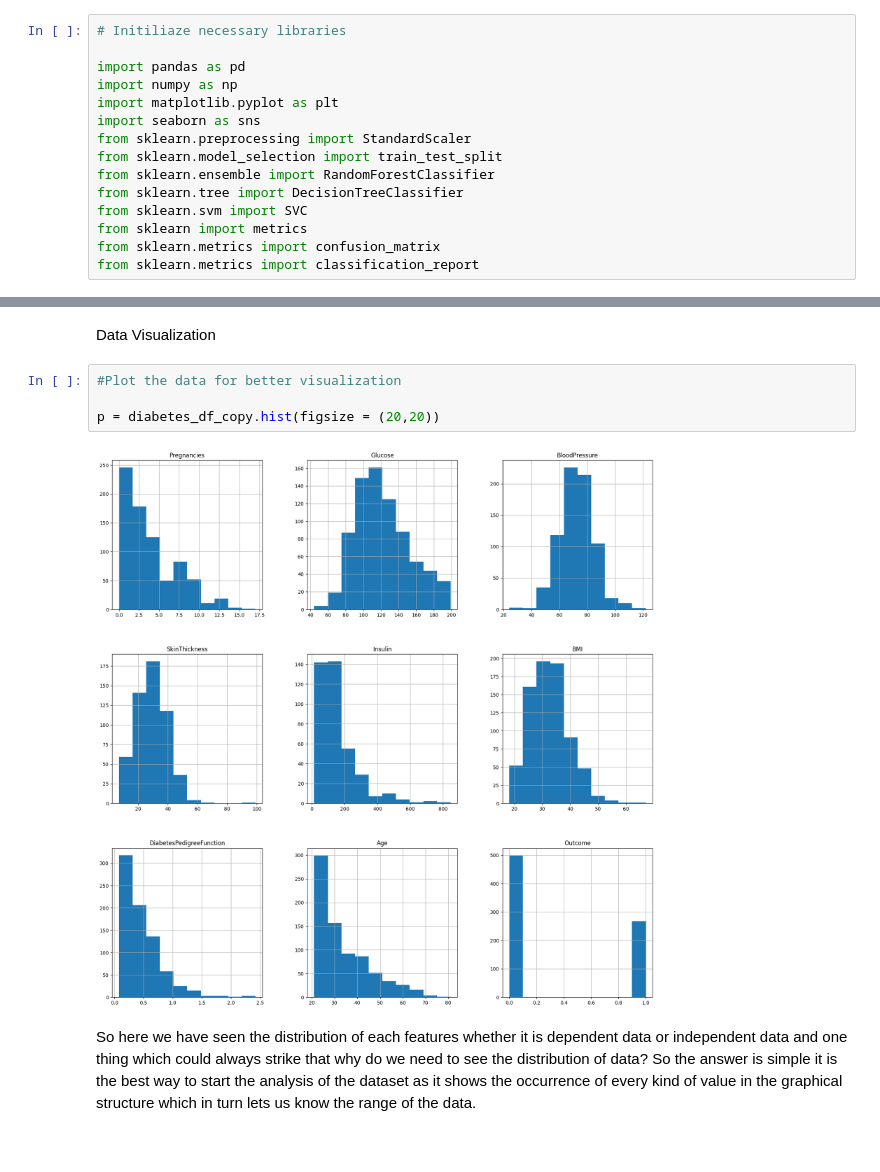
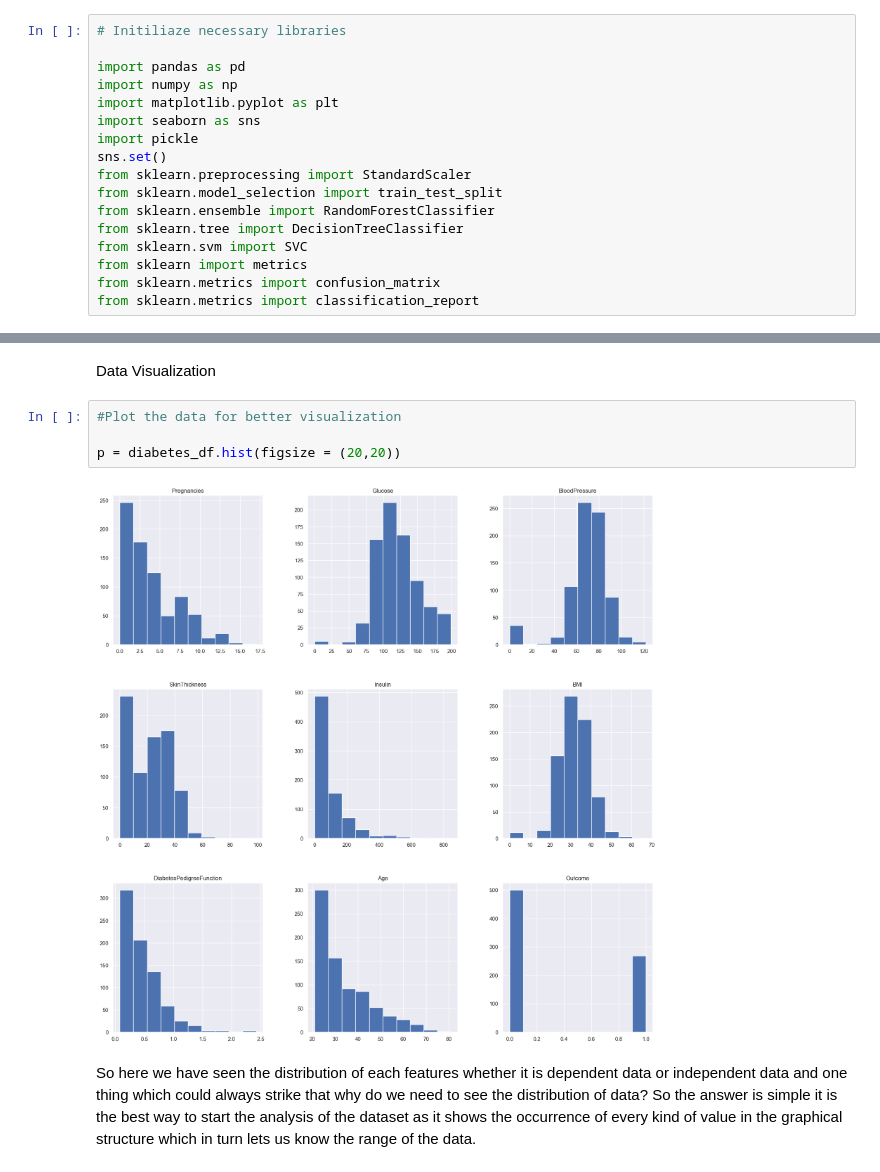
Before and after one commit to KengoKato02/Synopsis_Diabetes_Prediction_Model, a Jupyter notebook: src/main.ipynb, the cells around one changed output, grey strips where cells are left out. Saved outputs shown, nothing was run; the diff lists cells and outputs as text.

```diff
--- a/src/main.ipynb
+++ b/src/main.ipynb
@@ -5,6 +5,8 @@ import pandas as pd
 import numpy as np
 import matplotlib.pyplot as plt
 import seaborn as sns
+import pickle
+sns.set()
 from sklearn.preprocessing import StandardScaler
 from sklearn.model_selection import train_test_split
 from sklearn.ensemble import RandomForestClassifier
@@ -115,9 +117,9 @@ Data Visualization
 # %%
 #Plot the data for better visualization
 
-p = diabetes_df_copy.hist(figsize = (20,20))
+p = diabetes_df.hist(figsize = (20,20))
 # %% [output]
-[figure, old version]
+[figure, new version]
 # %% [markdown]
 So here we have seen the distribution of each features whether it is dependent data or independent data and one thing which could always strike that why do we need to see the distribution of data? So the answer is simple it is the best way to start the analysis of the dataset as it shows the occurrence of every kind of value in the graphical structure which in turn lets us know the range of the data.
 # %%
```
Also changed, not shown: parts of 32 cells of this notebook.
